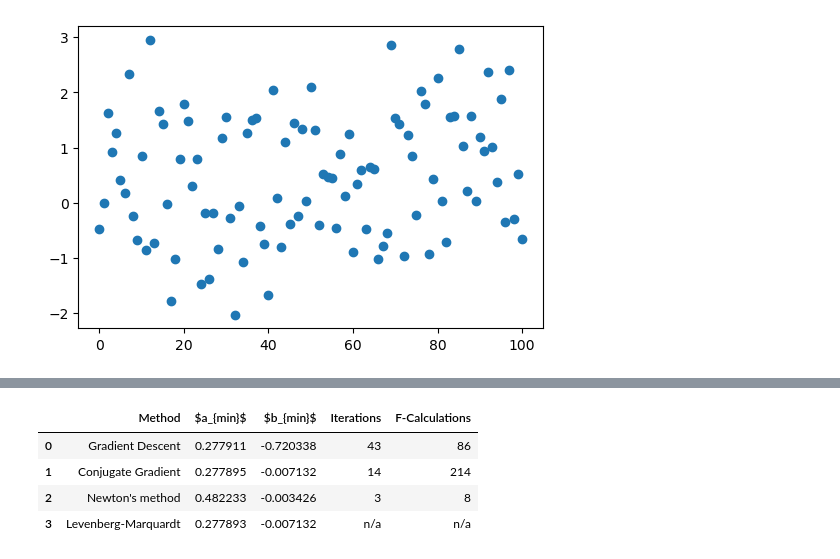
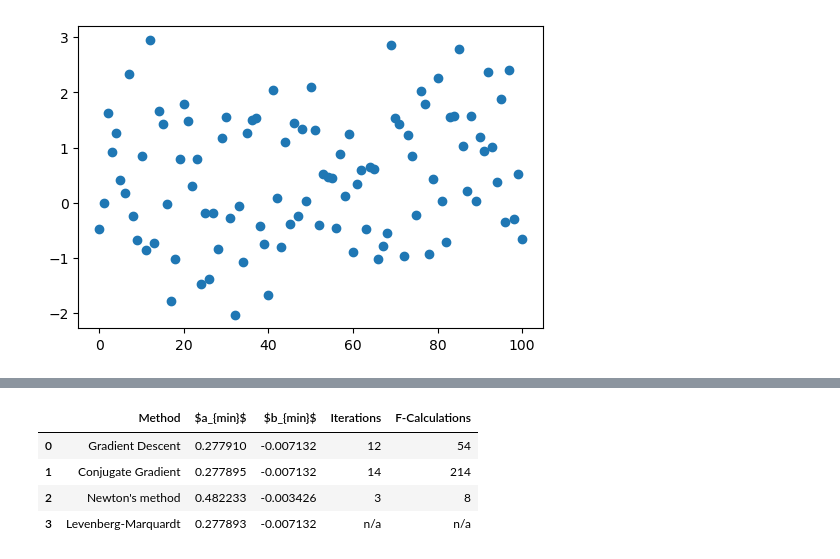
Before and after one commit to D3lph1/analysis-and-development-of-algorithms, a Jupyter notebook: 3/notebook.ipynb, the cells around one changed output, grey strips where cells are left out. Drawn from its saved outputs; the diff is of its cells as text; code cells hidden in the pictures.

```diff
--- a/3/notebook.ipynb
+++ b/3/notebook.ipynb
@@ -87,0 +37,18 @@ gd_result
+# %%
+from scipy.optimize import minimize
+
+def gradient_descent(function, args, x0, epsilon):
+    return minimize(
+        function,
+        x0=x0,
+        method='BFGS',
+        args=(args,),
+        tol=epsilon
+    )
+
+gd_result=gradient_descent(least_squares, linear, (0, 0), 0.001)
+
+gd_a = gd_result.x[0]
+gd_b = gd_result.x[1]
+
+gd_result
@@ -185,9 +164,9 @@ def least_squares_rational_gradient(a, b) -> (float, float):
 
 least_squares_rational = lambda a, b: sum([(rational(k / n, a, b) - x[k]) ** 2 for k in range(n)])
 
-gd_result = gradient_descent(least_squares_rational, least_squares_rational_gradient, (0, 0))
-gd_a = gd_result[0]
-gd_b = gd_result[1]
+gd_result = gradient_descent(least_squares, rational, (0, 0), 0.001)
+gd_a = gd_result.x[0]
+gd_b = gd_result.x[1]
 
 gd_result
 # %% [output]
@@ -222,16 +211,16 @@ ax.legend(loc='upper left')
 # %%
 pd.DataFrame(
     [
-        ['Gradient Descent', gd_a, gd_b, gd_result[2], gd_result[3]],
+        ['Gradient Descent', gd_a, gd_b, gd_result.nit, gd_result.nfev],
         ['Conjugate Gradient', cg_a, cg_b, cg_result.nit, cg_result.nfev],
         ['Newton\'s method', nm_a, nm_b, nm_result.nit, nm_result.nfev],
         ['Levenberg-Marquardt', lm_a, lm_b, 'n/a', 'n/a']
     ],
     columns=['Method', '$a_{min}$', '$b_{min}$', 'Iterations', 'F-Calculations']
 )
 # %% [output]
 |  | Method | $a_{min}$ | $b_{min}$ | Iterations | F-Calculations |
-| 0 | Gradient Descent | 0.277911 | -0.720338 | 43 | 86 |
+| 0 | Gradient Descent | 0.277910 | -0.007132 | 12 | 54 |
 | 1 | Conjugate Gradient | 0.277895 | -0.007132 | 14 | 214 |
 | 2 | Newton's method | 0.482233 | -0.003426 | 3 | 8 |
 | 3 | Levenberg-Marquardt | 0.277893 | -0.007132 | n/a | n/a |
```
Also changed, not shown: parts of 7 cells of this notebook.
